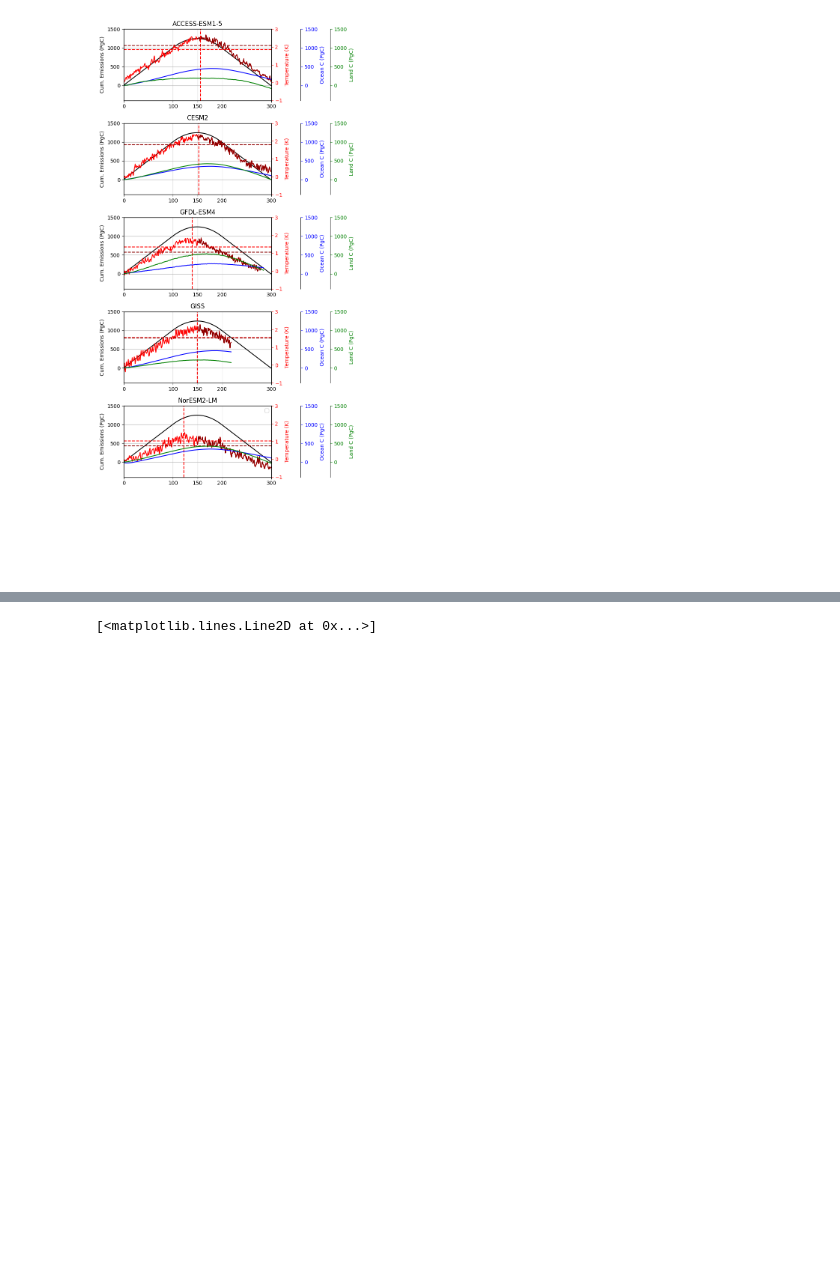
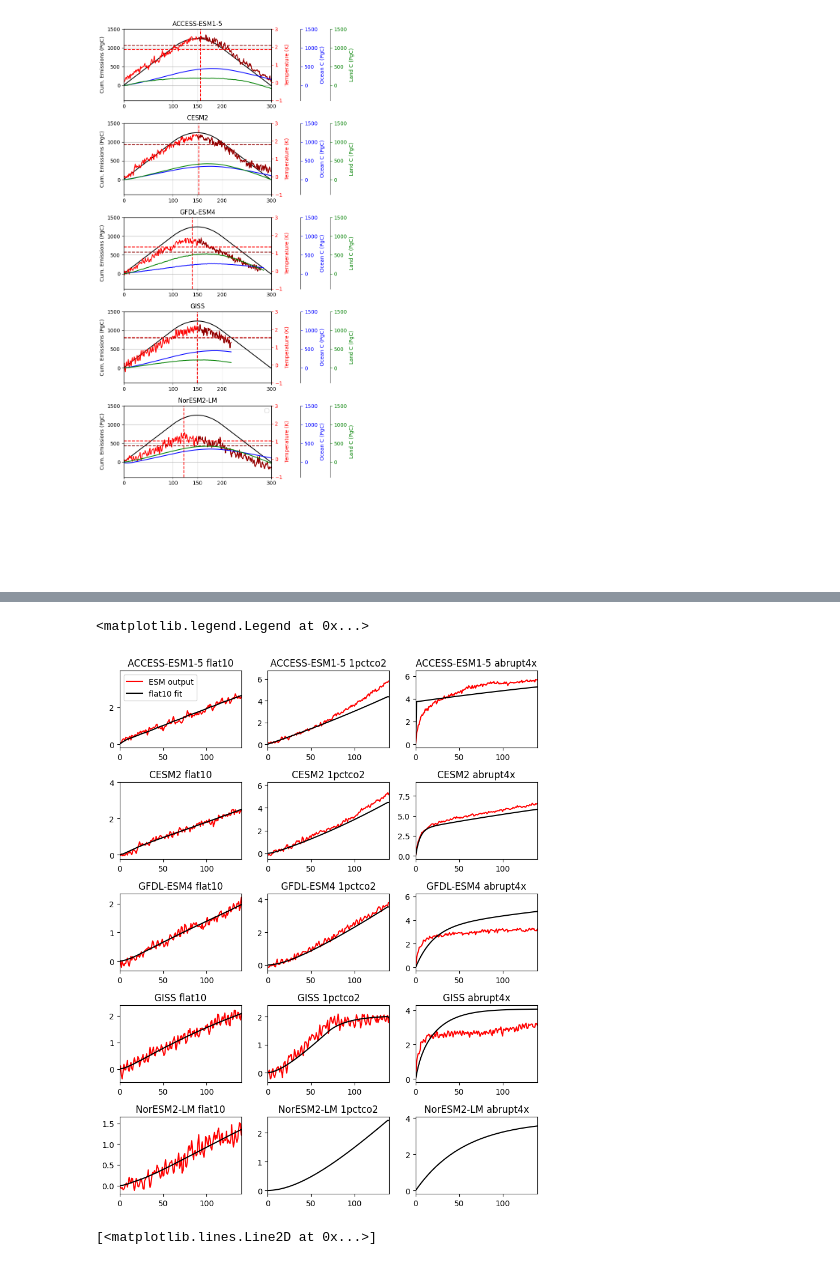
Before and after one commit to ckoven/esm-deck, a Jupyter notebook: flat10_scm_mac.ipynb, the cells around one changed output, grey strips where cells are left out. Cells and saved outputs as stored; diff of their text form; code cells hidden in the pictures; blank space fills up the shorter version.

```diff
--- a/flat10_scm.ipynb
+++ b/flat10_scm_mac.ipynb
@@ -724,0 +740,5 @@ array(288.88632883)
+# %%
+c6a4=xr.open_dataset('c_data/abrupt-4xCO2_gm.nc')
+c61p=xr.open_dataset('c_data/1pctCO2_gm.nc')
+
+c6mdls=pd.read_pickle('c_data/mdls (1).pkl', compression='infer')
@@ -725,3 +749,44 @@ array(288.88632883)
+# %%
+c6map=['ACCESS-CM2','CESM2','GFDL-ESM4','GISS-E2-1-G','']
+# %%
+fig, axs = plt.subplots(5, 3,figsize=[8,10])
+
+for i,m in enumerate(mdls):
+    Ccn0=ed[m]['flat10'].co2
+    Tcn0=ed[m]['flat10'].tas-ed[m]['flat10-zec'].tas[0]
+
+    F0=5.35*np.log(Ccn0[:]/Ccn0[0]).values.ravel()
+    bnds = ((0., 10.), (.002, 5.),(0.,10.),(5.,100.),(0.,10.),(100.,1000.))
+    sopt=scipy.optimize.minimize(lambda x: sresidfun(x,Tcn0[:].values,np.diff(F0)), [.01,5,.01,50,.01,500],bounds=bnds,method='SLSQP')
+    p1=axs[i,0].plot(Tcn0,'r',label='ESM output')
+    p2=axs[i,0].plot(sffun(sopt.x,np.diff(F0)),'k',label='flat10 fit')
+
+    if i==3:
+        prd=sffun(sopt.x,np.diff(3.71*np.hstack((np.arange(0,70)/70,np.ones(70)))))
+    else:
+        prd=sffun(sopt.x,np.diff(3.71*np.arange(0,140)/70))
+    try:
+        sim=c61p['tas'][c6mdls.index(c6map[i]),:]
+        offst=sim[:30].mean()-prd[:30].mean()
+        axs[i,1].plot((sim-offst),'r')
+        axs[i,2].plot((c6a4['tas'][c6mdls.index(c6map[i]),:]-c6a4['tas'][c6mdls.index(c6map[i]),0]),'r')
+
+    except:
+        0
+    axs[i,1].plot(prd,'k')
+
+    axs[i,2].plot(sfun(sopt.x,np.arange(0,300))*3.7*2,'k')
+    axs[i,2].set_xlim([0,140])
+    axs[i,1].set_xlim([0,140])
+    axs[i,0].set_xlim([0,140])
+    axs[i,0].set_title(m+' flat10')
+    axs[i,1].set_title(m+' 1pctco2')
+    axs[i,2].set_title(m+' abrupt4x')
+plt.tight_layout()
+axs[0,0].legend()
+# %% [output]
+<matplotlib.legend.Legend at 0x...>
+[figure, added]
 # %%
 plt.plot(ed['NorESM2-LM']['flat10-cdr']['co2'])
 plt.plot(280+np.cumsum(e_flat10_cdr['Emission Rate (PgC a-1)']-ed['NorESM2-LM']['flat10-cdr']['fgco2']-ed['NorESM2-LM']['flat10-cdr']['nbp'])/2.12,'r')
```
Also changed, not shown: parts of 9 cells of this notebook, 17 other files.
